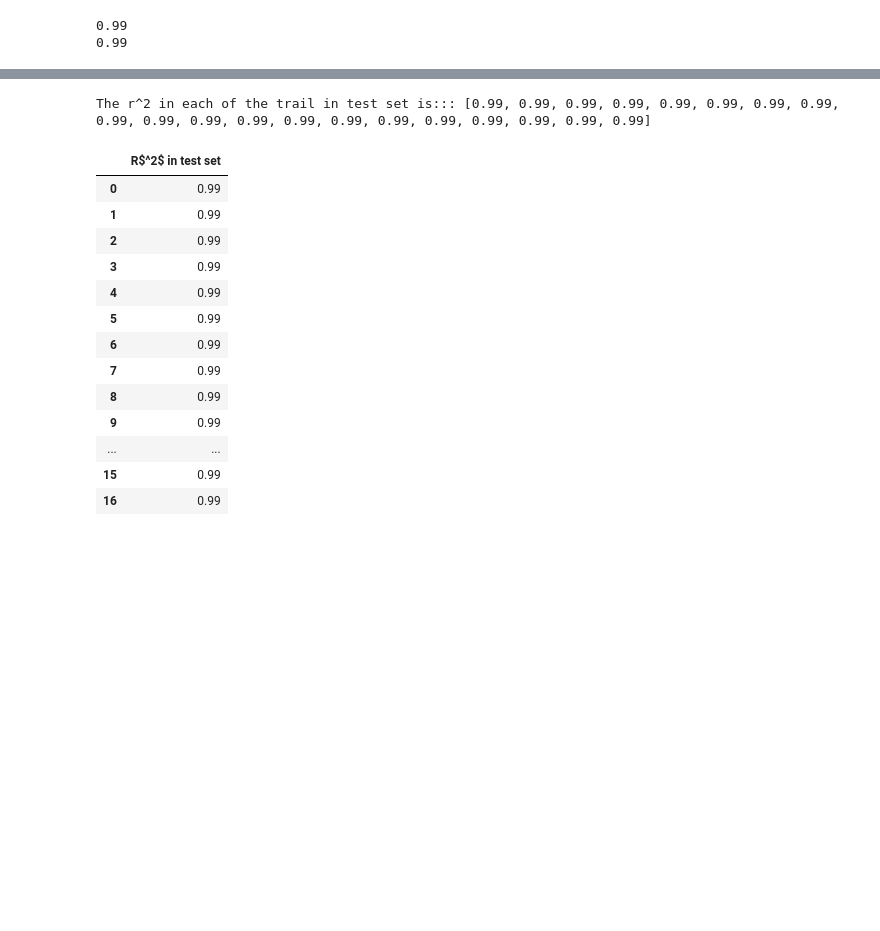
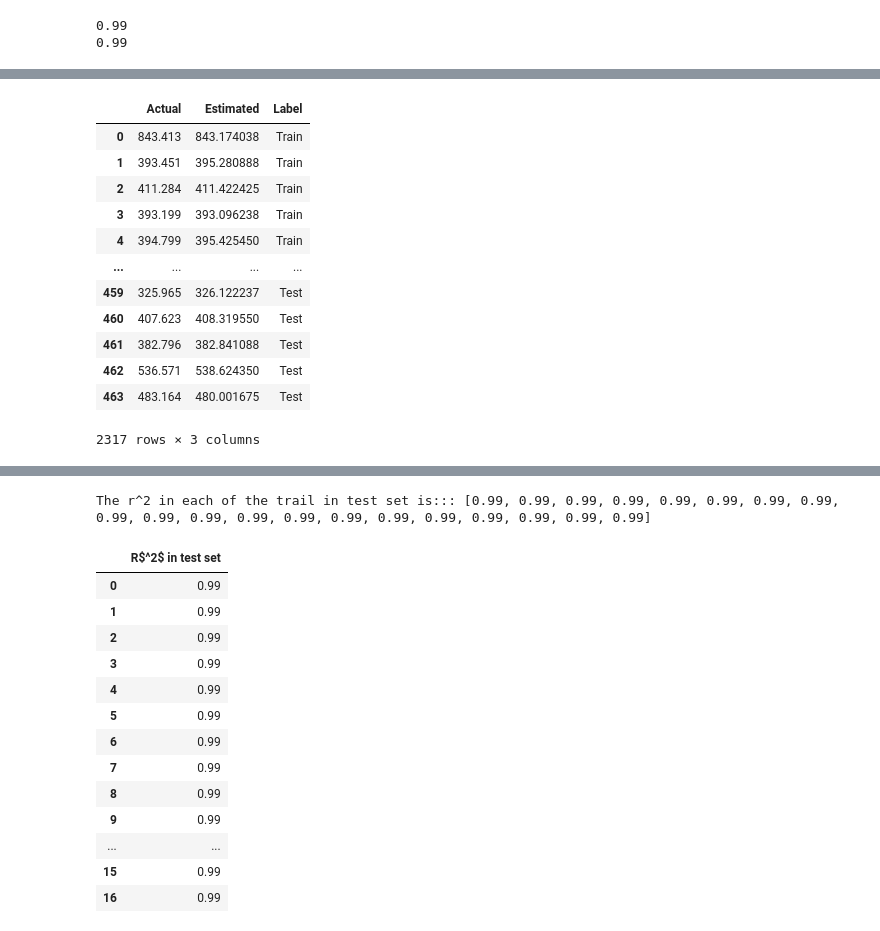
Before and after one commit to mi3nts/Compare_PSD, a Jupyter notebook: CO2/CO2_PB.ipynb, the cells around one changed output, grey strips where cells are left out. Cells and saved outputs as stored; diff of their text form; code cells hidden in the pictures; blank space fills up the shorter version.

```diff
--- a/CO2/CO2_PB.ipynb
+++ b/CO2/CO2_PB.ipynb
@@ -198,0 +206,32 @@ print(correlation_test)
+# %%
+## steps to convert train and test to pandas dataframe. This step is necessary to plot in seaborn
+
+y_train_np=y_train.to_numpy() ## convert dtype to numpy to plot from seaborn
+y_test_np=y_test.to_numpy()
+
+df1=pd.DataFrame(y_train_np, columns=['Actual'])
+df2=pd.DataFrame(train_prediction_RF, columns=['Estimated'])
+df3=pd.concat([df1, df2],axis=1)
+df3['Label']='Train'
+
+df4=pd.DataFrame(y_test_np, columns=['Actual'])
+df5=pd.DataFrame(test_prediction_RF, columns=['Estimated'])
+df6=pd.concat([df4, df5],axis=1)
+df6['Label']='Test'
+
+sns_df=pd.concat([df3,df6])
+sns_df
+# %% [output]
+|  | Actual | Estimated | Label |
+| 0 | 843.413 | 843.174038 | Train |
+| 1 | 393.451 | 395.280888 | Train |
+| 2 | 411.284 | 411.422425 | Train |
+| 3 | 393.199 | 393.096238 | Train |
+| 4 | 394.799 | 395.425450 | Train |
+| ... | ... | ... | ... |
+| 459 | 325.965 | 326.122237 | Test |
+| 460 | 407.623 | 408.319550 | Test |
+| 461 | 382.796 | 382.841088 | Test |
+| 462 | 536.571 | 538.624350 | Test |
+| 463 | 483.164 | 480.001675 | Test |
+2317 rows × 3 columns
```
Also changed, not shown: parts of 11 cells of this notebook, 1 other file.
